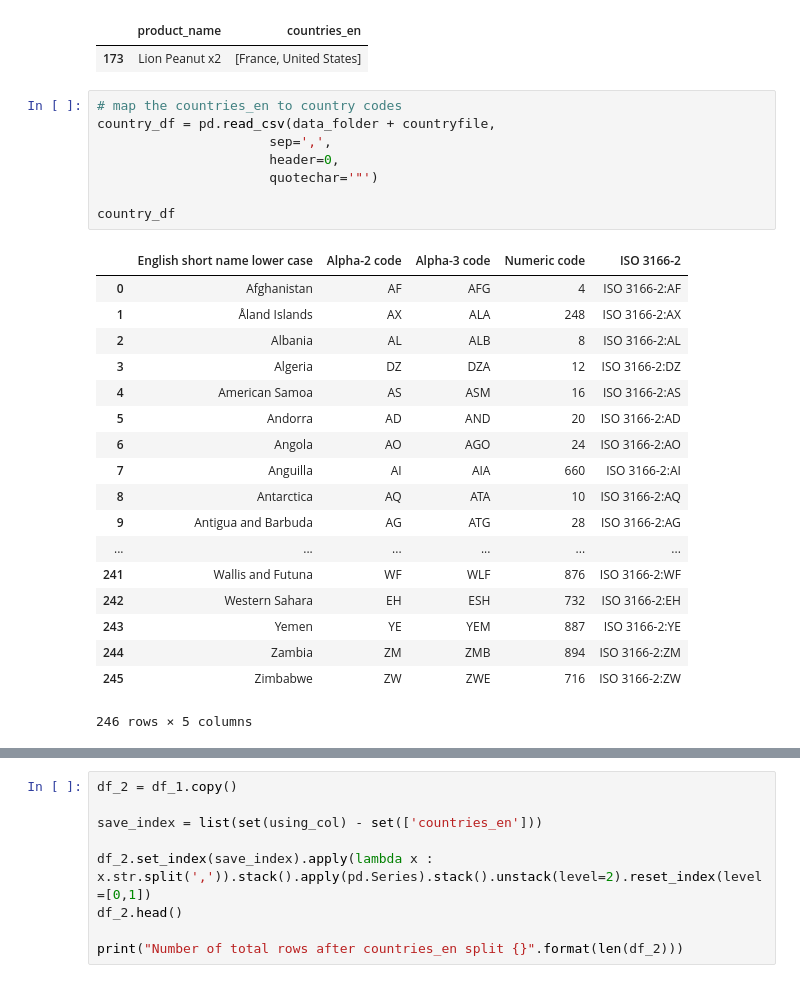
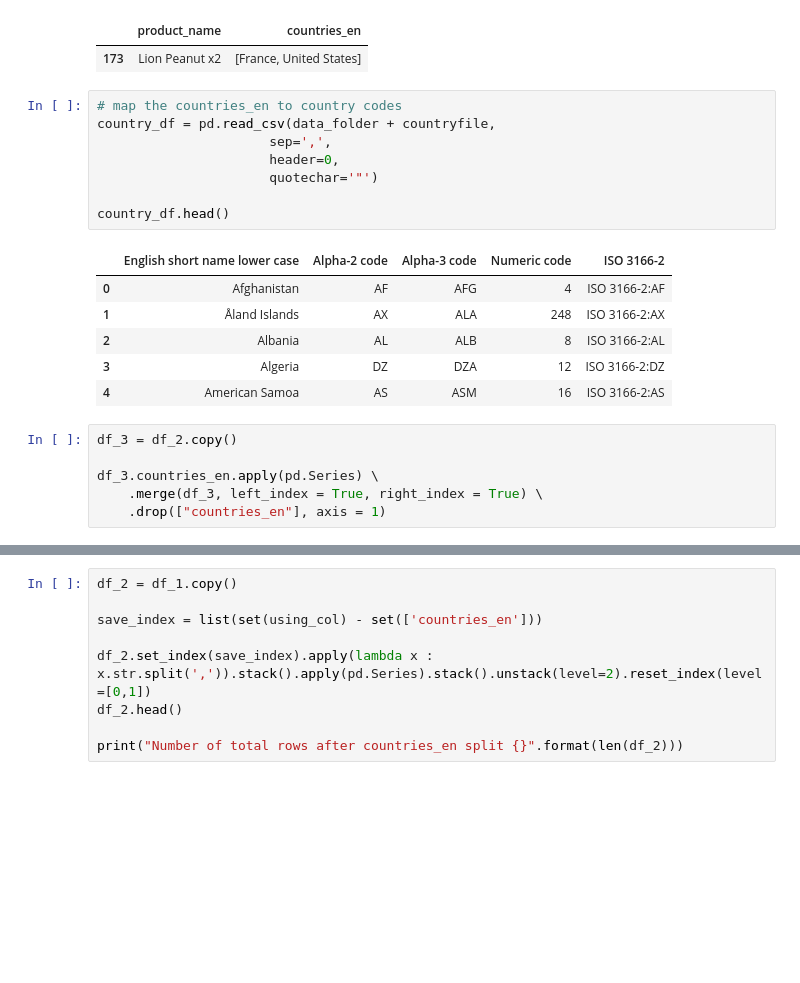
Before and after one commit to celine-y/open_food_facts, a Jupyter notebook: project.ipynb, the cells around one changed output, grey strips where cells are left out. Saved outputs shown, nothing was run; the diff lists cells and outputs as text; blank space fills up the shorter version.

```diff
--- a/project.ipynb
+++ b/project.ipynb
@@ -266,30 +266,24 @@ df_2[df_2.index == 173][['product_name', 'countries_en']]
 # %%
 # map the countries_en to country codes
 country_df = pd.read_csv(data_folder + countryfile,
                       sep=',',
                       header=0,
                       quotechar='"')
 
-country_df
+country_df.head()
 # %% [output]
 |  | English short name lower case | Alpha-2 code | Alpha-3 code | Numeric code | ISO 3166-2 |
 | 0 | Afghanistan | AF | AFG | 4 | ISO 3166-2:AF |
 | 1 | Åland Islands | AX | ALA | 248 | ISO 3166-2:AX |
 | 2 | Albania | AL | ALB | 8 | ISO 3166-2:AL |
 | 3 | Algeria | DZ | DZA | 12 | ISO 3166-2:DZ |
 | 4 | American Samoa | AS | ASM | 16 | ISO 3166-2:AS |
-| 5 | Andorra | AD | AND | 20 | ISO 3166-2:AD |
-| 6 | Angola | AO | AGO | 24 | ISO 3166-2:AO |
-| 7 | Anguilla | AI | AIA | 660 | ISO 3166-2:AI |
-| 8 | Antarctica | AQ | ATA | 10 | ISO 3166-2:AQ |
-| 9 | Antigua and Barbuda | AG | ATG | 28 | ISO 3166-2:AG |
-| ... | ... | ... | ... | ... | ... |
-| 241 | Wallis and Futuna | WF | WLF | 876 | ISO 3166-2:WF |
-| 242 | Western Sahara | EH | ESH | 732 | ISO 3166-2:EH |
-| 243 | Yemen | YE | YEM | 887 | ISO 3166-2:YE |
-| 244 | Zambia | ZM | ZMB | 894 | ISO 3166-2:ZM |
-| 245 | Zimbabwe | ZW | ZWE | 716 | ISO 3166-2:ZW |
-246 rows × 5 columns
+# %%
+df_3 = df_2.copy()
+
+df_3.countries_en.apply(pd.Series) \
+    .merge(df_3, left_index = True, right_index = True) \
+    .drop(["countries_en"], axis = 1)
 # %%
 def explode(df, lst_cols, fill_value=''):
     # make sure `lst_cols` is a list
```
Also changed, not shown: parts of 33 cells of this notebook.
